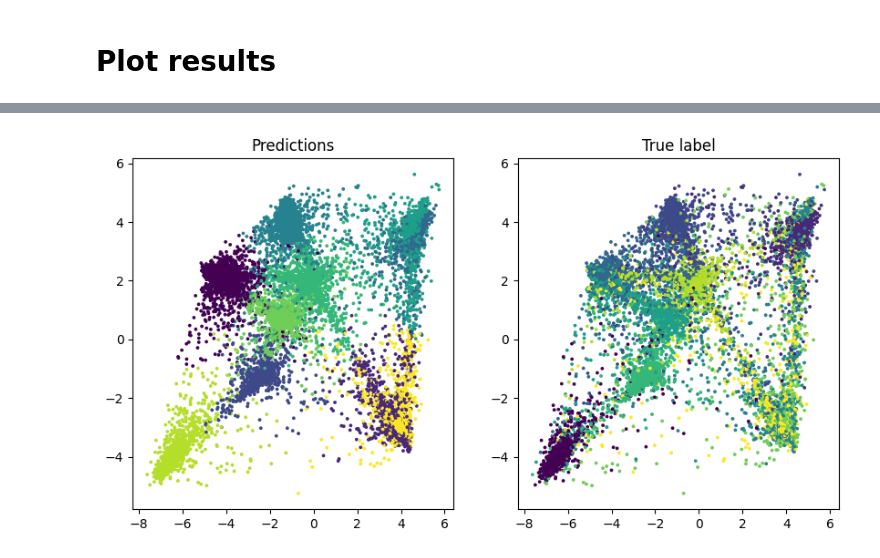
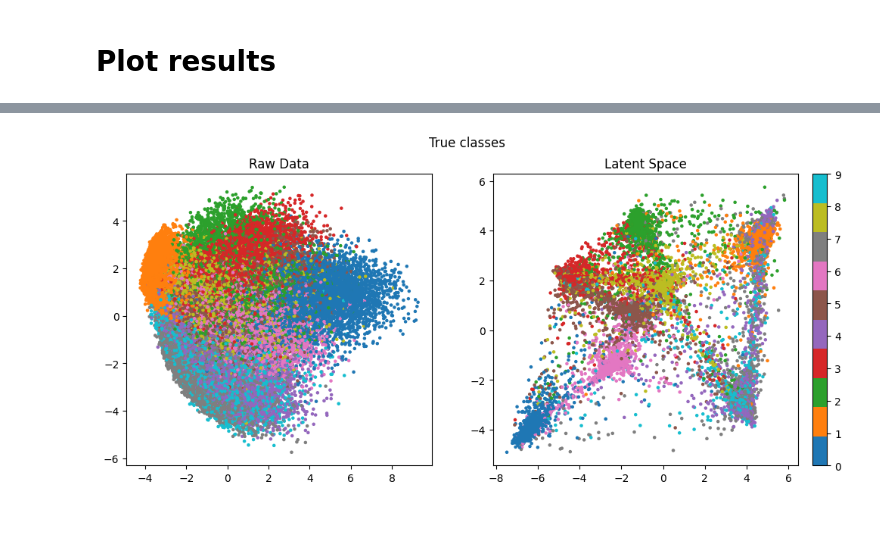
Before and after one commit to woullufy/deep-embedded-clustering, a Jupyter notebook: notebooks/dec.ipynb, the cells around one changed output, grey strips where cells are left out. Drawn from its saved outputs; the diff is of its cells as text; code cells hidden in the pictures; blank space fills up the shorter version.

```diff
--- a/notebooks/dec.ipynb
+++ b/notebooks/dec.ipynb
@@ -267,13 +203,4 @@ transformed_data = pca.fit_transform(full_z_np)
-# %%
-'''----- PCA form the latent space -----'''
-fig, ax = plt.subplots(1, 2, figsize=(10, 5))
-
-ax[0].set_title('Predictions')
-ax[0].scatter(transformed_data[:, 0], transformed_data[:, 1], c=pred_labels, s=3)
-
-ax[1].set_title('True label')
-ax[1].scatter(transformed_data[:, 0], transformed_data[:, 1], c=labels, s=3)
-
-plt.show()
-# %% [output]
-[figure, removed]
+# %%
+plot_dec_pca(data, full_z_np, labels, title='True classes')
+# %% [output]
+[figure, added]
```
Also changed, not shown: parts of 15 cells of this notebook, 1 other file.
